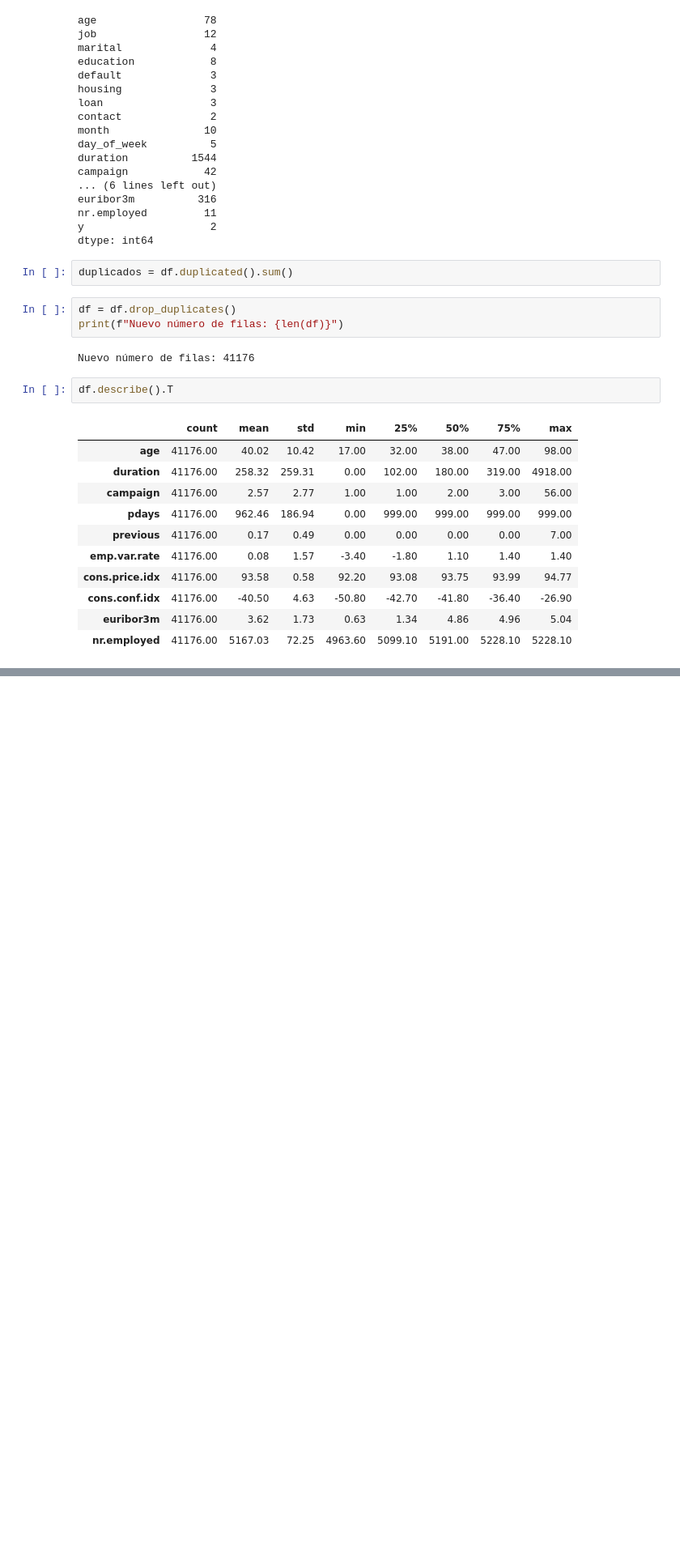
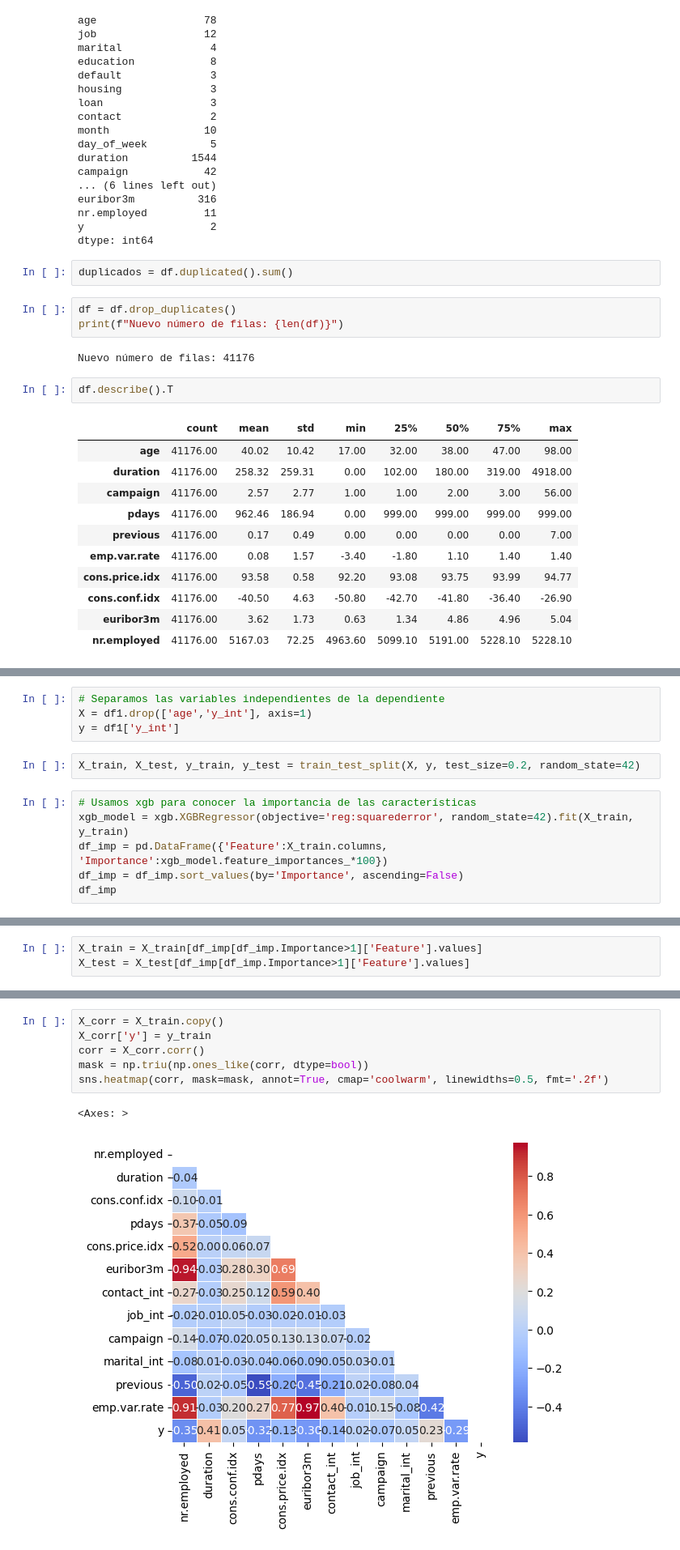
Before and after one commit to Bieloliver12/logistica, a Jupyter notebook: src/explore.ipynb, the cells around one changed output, grey strips where cells are left out. Shown: that part at 81% size. Saved outputs shown, nothing was run; the diff lists cells and outputs as text; blank space fills up the shorter version.

```diff
--- a/src/explore.ipynb
+++ b/src/explore.ipynb
@@ -109,0 +291,12 @@ df.describe().T
+# %%
+# Separamos las variables independientes de la dependiente
+X = df1.drop(['age','y_int'], axis=1)
+y = df1['y_int']
+# %%
+X_train, X_test, y_train, y_test = train_test_split(X, y, test_size=0.2, random_state=42)
+# %%
+# Usamos xgb para conocer la importancia de las características
+xgb_model = xgb.XGBRegressor(objective='reg:squarederror', random_state=42).fit(X_train, y_train)
+df_imp = pd.DataFrame({'Feature':X_train.columns, 'Importance':xgb_model.feature_importances_*100})
+df_imp = df_imp.sort_values(by='Importance', ascending=False)
+df_imp
@@ -109,0 +324,3 @@ df.describe().T
+# %%
+X_train = X_train[df_imp[df_imp.Importance>1]['Feature'].values]
+X_test = X_test[df_imp[df_imp.Importance>1]['Feature'].values]
@@ -109,0 +360,9 @@ df.describe().T
+# %%
+X_corr = X_train.copy()
+X_corr['y'] = y_train
+corr = X_corr.corr()
+mask = np.triu(np.ones_like(corr, dtype=bool))
+sns.heatmap(corr, mask=mask, annot=True, cmap='coolwarm', linewidths=0.5, fmt='.2f')
+# %% [output]
+<Axes: >
+[figure, added]
```
Also changed, not shown: parts of 47 cells of this notebook.
